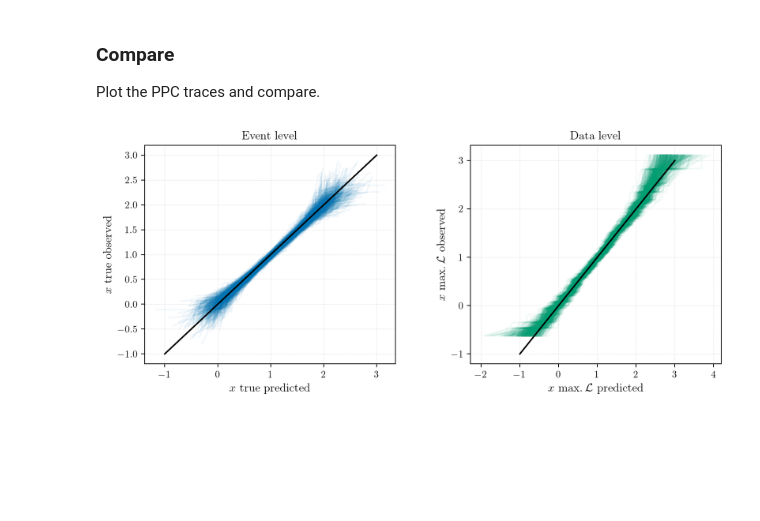
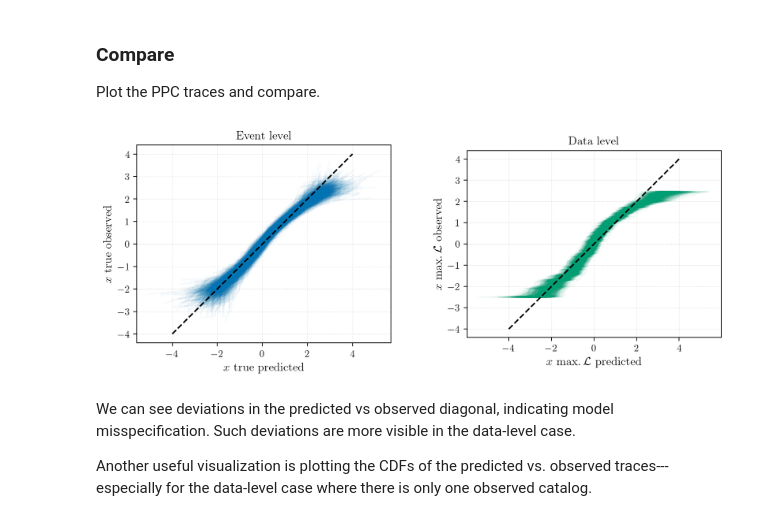
Before and after one commit to simonajmiller/GW-PPCs, a Jupyter notebook: toy_example/demo.ipynb, the cells around one changed output. Drawn from its saved outputs; the diff is of its cells as text; code cells hidden in the pictures; blank space fills up the shorter version.

Commit message:
finish demo for toy model

```diff
--- a/toy_example/demo.ipynb
+++ b/toy_example/demo.ipynb
@@ -128,8 +129,8 @@ def hierarchical_log_likelihood(x_maxLs, sigma_meas, mu, sigma):
 We will evaluate the hierarchical log likelihood over a grid of $\mu$ and $\sigma$ using the above function
 # %%
 # grid over mu, sigma
-mu_grid = np.linspace(0.85,1.2,101)
-sigma_grid = np.linspace(0.25,0.6,102)
+mu_grid = np.linspace(-0.5, 1, 201)
+sigma_grid = np.linspace(0.5, 1.5, 202)
 MU, SIG = np.meshgrid(mu_grid, sigma_grid, indexing='ij')
 
 # calculate hierarchical likelihood on the grid
@@ -160,9 +161,9 @@ im = ax.imshow(
 ax.set_xlabel(r'$\mu$')
 ax.set_ylabel(r'$\sigma$')
 
-ax.scatter([mu_pop_true], [sigma_pop_true], color='k', marker='*', s=100, label='truth')
-
 fig.colorbar(im, ax=ax, label=r'normalized $\mathcal{L}$')
 
+ax.set_xlim(-0.25, 0.75)
+ax.set_ylim(0.5, 1.5)
 plt.tight_layout()
 # %% [output]
@@ -320,8 +316,10 @@ def gaussian_product(x, mu1, sigma1, mu2, sigma2):
     pdf_value = coefficient * np.exp(-0.5*exponent)
     return pdf_value
 # %%
+nPlot = 1000
+
 PPC_traces_event = []
-for mu, sigma in tqdm.tqdm(zip(mu_draws, sigma_draws)):
+for mu, sigma in tqdm.tqdm(zip(mu_draws[:nPlot], sigma_draws[:nPlot])):
 
     # "Predicted" are just a draws from the pop dist
     y_rep = np.random.normal(loc=mu, scale=sigma, size=nevents)
@@ -347,7 +345,7 @@ for mu, sigma in tqdm.tqdm(zip(mu_draws, sigma_draws)):
 Here, we already have the observed values (these are stored in `x_maxL`). To calculate the predicted values, we draw true values and from those calculate maxmimum likelihood values under the Gaussian single-eventlikelihood.
 # %%
 PPC_traces_maxL = []
-for mu, sigma in tqdm.tqdm(zip(mu_draws, sigma_draws)):
+for mu, sigma in tqdm.tqdm(zip(mu_draws[:nPlot], sigma_draws[:nPlot])):
 
     # Draw a true parameter from the underlying population distribution
     y_rep_true = rng.normal(loc=mu, scale=sigma, size=nevents)
@@ -362,30 +360,34 @@ for mu, sigma in tqdm.tqdm(zip(mu_draws, sigma_draws)):
 Plot the PPC traces and compare.
 # %%
 fig, axes = plt.subplots(1,2,figsize=(9,4))
-diag = [-1,3]
-
-nPlot = 500 # plot a smaller number of traces for better visibility
+diag = [-4,4]
 
 # Event level
-for p in PPC_traces_event[:nPlot]: # plot 100 traces for better visibility
-    axes[0].plot(np.sort(p['y_rep']), np.sort(p['y']), color='C0', alpha=0.05)
+for p in PPC_traces_event: # plot 100 traces for better visibility
+    axes[0].plot(np.sort(p['y_rep']), np.sort(p['y']), color='C0', alpha=0.03)
 axes[0].set_xlabel('$x$ true predicted')
 axes[0].set_ylabel('$x$ true  observed')
 axes[0].set_title('Event level')
 
 # Data level
-for p in PPC_traces_maxL[:nPlot]:
-    axes[1].plot(np.sort(p['y_rep']), np.sort(p['y']), color='C2', alpha=0.05)
+for p in PPC_traces_maxL:
+    axes[1].plot(np.sort(p['y_rep']), np.sort(p['y']), color='C2', alpha=0.03)
 axes[1].set_xlabel('$x$ $\mathrm{max}.\,\mathcal{L}$ predicted')
 axes[1].set_ylabel('$x$ $\mathrm{max}.\,\mathcal{L}$  observed')
 axes[1].set_title('Data level')
 
 for ax in axes:
-    ax.plot(diag,diag, color='k')
+    ax.plot(diag,diag, color='k', ls='--')
+    ax.set_aspect(1.0)
     ax.grid()
 
 plt.tight_layout()
 plt.subplots_adjust(wspace=0.3)
 plt.show()
 # %% [output]
-[figure, old version]
+[figure, new version]
+# %% [markdown]
+We can see deviations in the predicted vs observed diagonal, indicating model misspecification. Such deviations are more visible in the data-level case.
+
+
+Another useful visualization is plotting the CDFs of the predicted vs. observed traces---especially for the data-level case where there is only one observed catalog.
```
Also changed, not shown: parts of 24 cells of this notebook, 1 other file.
